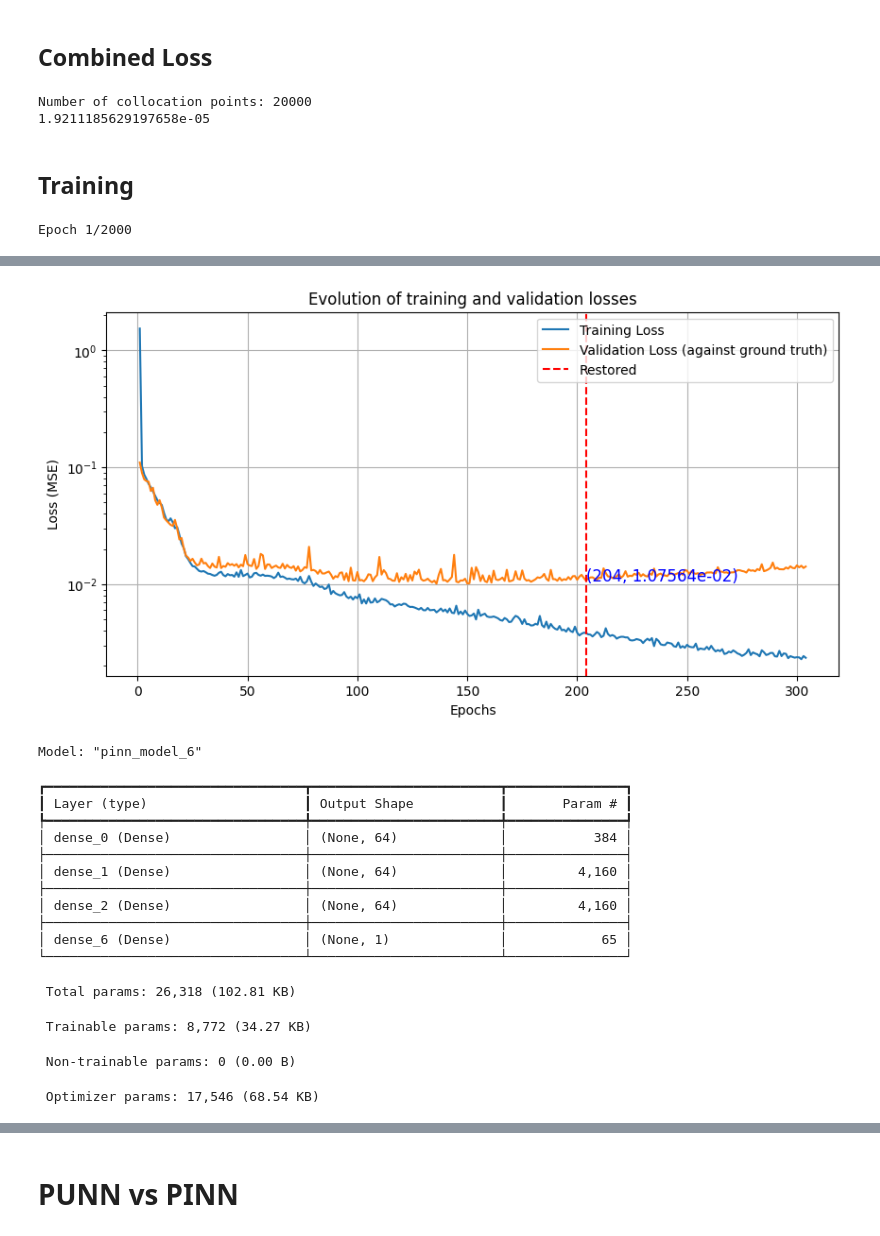
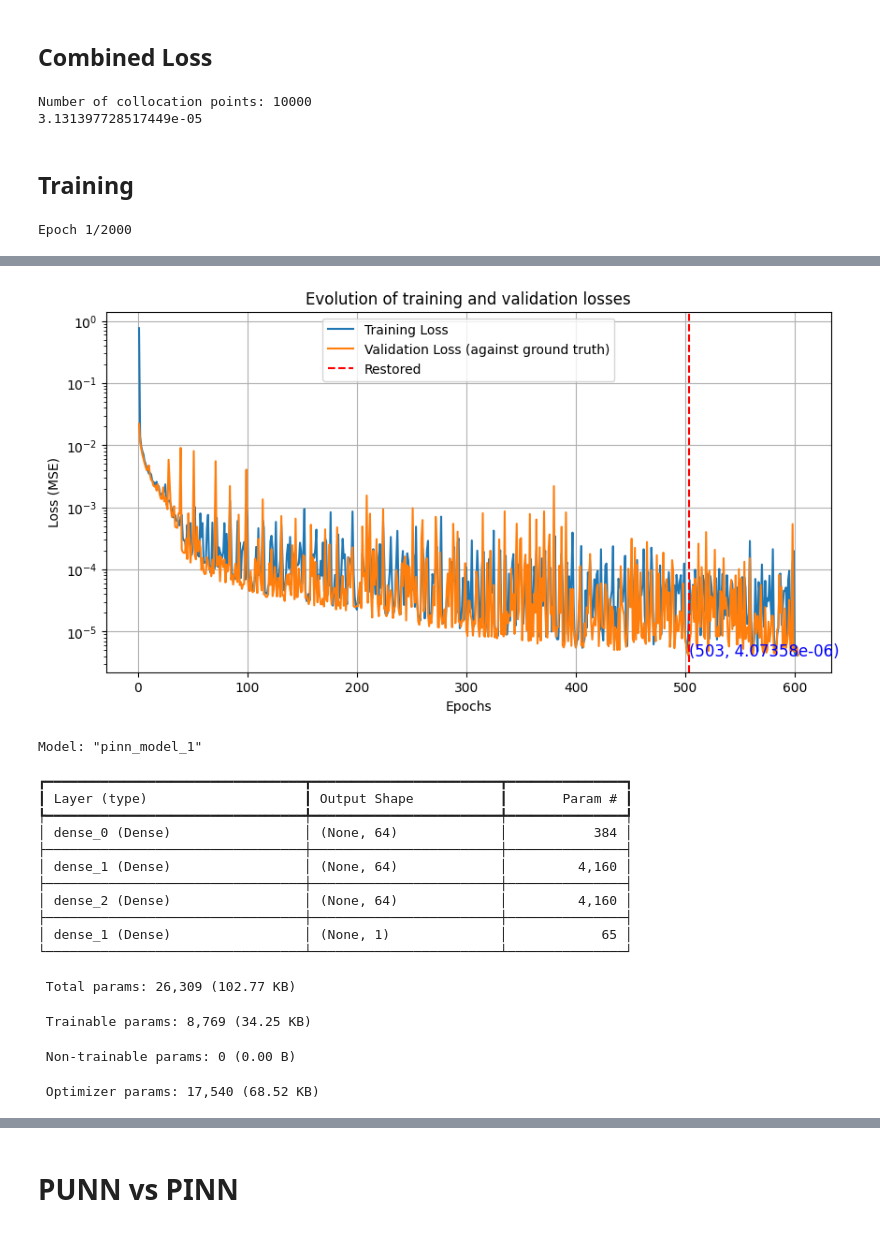
Before and after one commit to ZeArteaga/PINN-control-platooning, a Jupyter notebook: PINN.ipynb, the cells around one changed output, grey strips where cells are left out. Drawn from its saved outputs; the diff is of its cells as text; code cells hidden in the pictures.

```diff
--- a/PINN.ipynb
+++ b/PINN.ipynb
@@ -317,7 +321,7 @@ for test_id in range(len(input_profiles)):
 #     return tf.concat([[0.0], tf.math.cumsum(areas)], axis=0)
 # %%
 # collocation points
-collocation_size = 20000
+collocation_size = 10000
 print("Number of collocation points: " + str(collocation_size))
 #dimension size -> ["t", "fv0_u", "fv0_v", "d_fv0_lv", "d*_fv0_lv"]
 sampler = qmc.LatinHypercube(d=n_features)
@@ -328,8 +332,8 @@ u_bounds = [df['t'].max(), df['fv0_u'].max(), df['fv0_v'].max(), df['d_fv0_lv'].
 X_c = qmc.scale(collocation, l_bounds=l_bounds, u_bounds=u_bounds).astype(np.float32)
 pd.DataFrame(X_c).to_csv("data/collocation_data.csv")
 # %% [output]
-Number of collocation points: 20000
-1.9211185629197658e-05
+Number of collocation points: 10000
+3.131397728517449e-05
 # %%
 @keras.saving.register_keras_serializable()
 class PinnModel(keras.Model):
@@ -465,7 +469,8 @@ true_phy_params = { #copied from above
     "p": PHYSICS_PARAMS["p"], #average air density
     "road_grade": PHYSICS_PARAMS["road_grade"]
 }
-train_params = {"m": 1000, "Af": 2.5, "Cd": 0.2} #add these as trainable for now (constant car parameters)
+#train_params = {"m": 1000, "Af": 2.5, "Cd": 0.2} #add these as trainable for now (constant car parameters)
+train_params = {}
 #------
 
 pinn_model = PinnModel(true_phy_params, train_params, n_hid_layers, n_neurons, act)
@@ -543,5 +548,5 @@ Cd = 3.27877e-01, true value = 0.27 (21.436% difference)
-[figure, old version]
+[figure, new version]
-Model: "pinn_model_6"
+Model: "pinn_model_1"
 ┏━━━━━━━━━━━━━━━━━━━━━━━━━━━━━━━━━┳━━━━━━━━━━━━━━━━━━━━━━━━┳━━━━━━━━━━━━━━━┓
 ┃ Layer (type)                    ┃ Output Shape           ┃       Param # ┃
 ┡━━━━━━━━━━━━━━━━━━━━━━━━━━━━━━━━━╇━━━━━━━━━━━━━━━━━━━━━━━━╇━━━━━━━━━━━━━━━┩
@@ -551,10 +556,10 @@ Model: "pinn_model_6"
 ├─────────────────────────────────┼────────────────────────┼───────────────┤
 │ dense_2 (Dense)                 │ (None, 64)             │         4,160 │
 ├─────────────────────────────────┼────────────────────────┼───────────────┤
-│ dense_6 (Dense)                 │ (None, 1)              │            65 │
+│ dense_1 (Dense)                 │ (None, 1)              │            65 │
 └─────────────────────────────────┴────────────────────────┴───────────────┘
- Total params: 26,318 (102.81 KB)
+ Total params: 26,309 (102.77 KB)
- Trainable params: 8,772 (34.27 KB)
+ Trainable params: 8,769 (34.25 KB)
  Non-trainable params: 0 (0.00 B)
- Optimizer params: 17,546 (68.54 KB)
+ Optimizer params: 17,540 (68.52 KB)
 # %%
```
Also changed, not shown: parts of 6 cells of this notebook, 6 other files.
